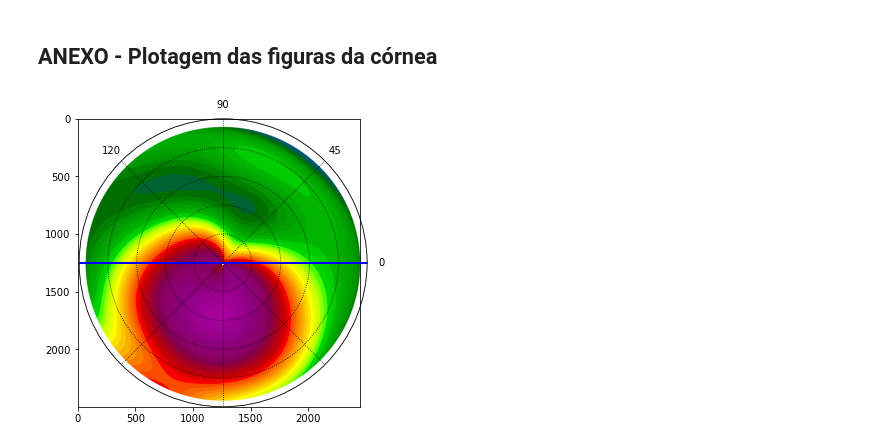
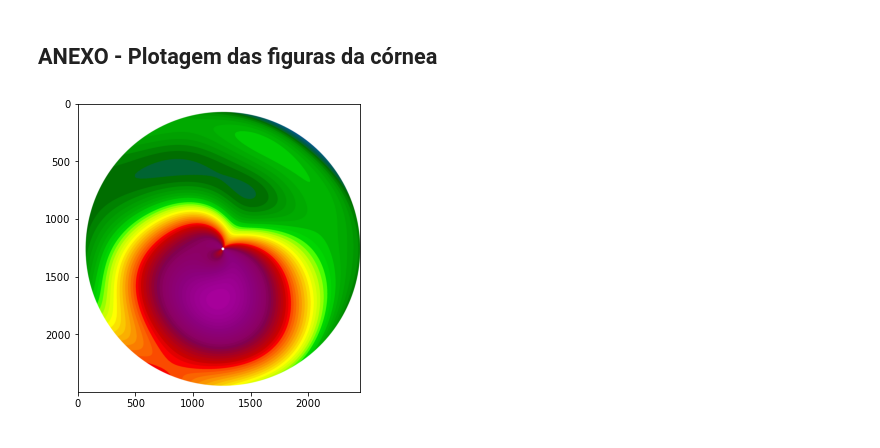
Before and after one commit to gcpeixoto/ICD, a Jupyter notebook: _build/jupyter_execute/todo/Q71-gab.ipynb, the cells around one changed output. Drawn from its saved outputs; the diff is of its cells as text; code cells hidden in the pictures.

```diff
--- a/_build/jupyter_execute/todo/Q71-gab.ipynb
+++ b/_build/jupyter_execute/todo/Q71-gab.ipynb
@@ -220,37 +220,38 @@ ax_image.axis('on')
 # --- Comente daqui para baixo
 #     e ative ax_image.axix('on')
 #     para gerar a segunda figura
-
+'''
 # eixo polar sobreposto
 axes_coords = [1e-2,0,1,1] # coords diferentes do primeiro
 ax_polar = fig.add_axes(axes_coords,
                         projection='polar')
 
 
 a = ax_polar.get_xgridlines() # ticks radiais
 b = ax_polar.get_ygridlines() # ticks azimutais
 
 # modifica estilo das ticks
 for i in range(len(a)):
     a[i].set_color('k')
     a[i].set_linestyle(':')
 
 a[0].set_color('b')
 a[0].set_linestyle('-')
 a[0].set_linewidth(2)
 a[-4].set_color('b')
 a[-4].set_linestyle('-')
 a[-4].set_linewidth(2)
 
 for i in range(len(b)):
     b[i].set_color('k')
     b[i].set_linestyle(':')
 
 ax_polar.patch.set_alpha(0)
 ax_polar.set_yticklabels([]); # remove ticks radiais
 
 # altera ticks azimutais
 ax_polar.set_xticklabels([0,45,90,120]);
-#plt.savefig('../figs/q/q71-2.png')
+'''
+#plt.savefig('../figs/q/q71-1.png')
 # %% [output]
-[figure, old version]
+[figure, new version]
```
Also changed, not shown: parts of 1 cell of this notebook, 30 other files.
